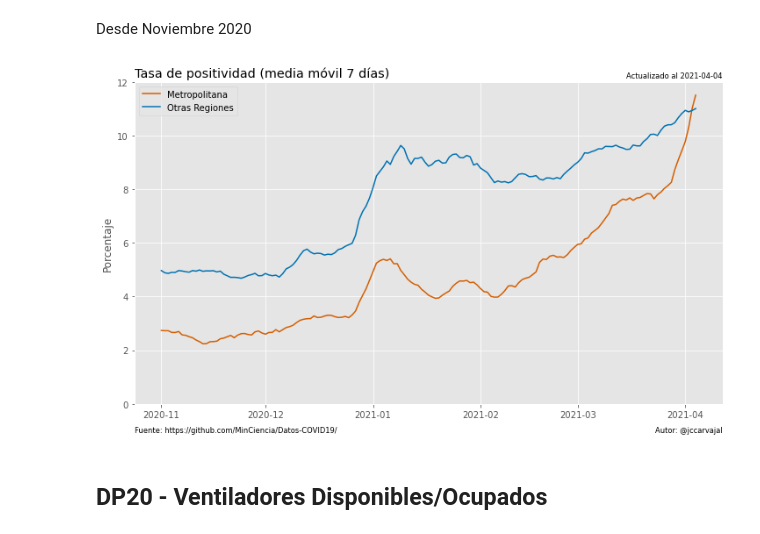
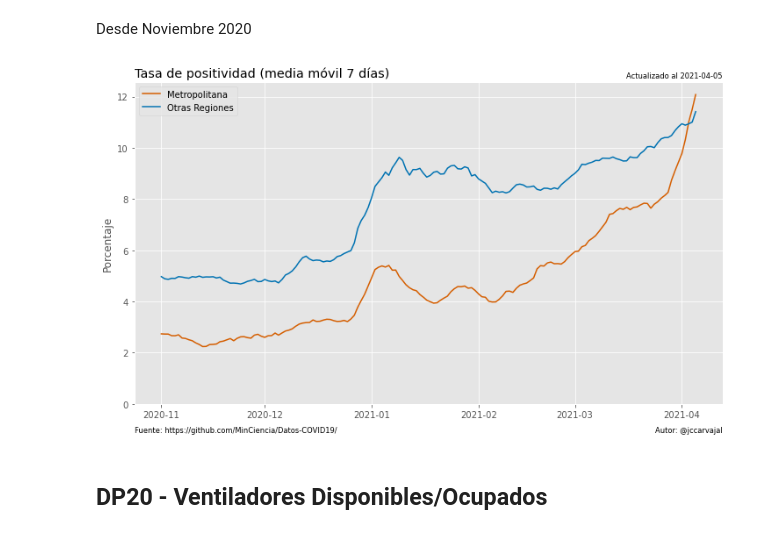
Before and after one commit to jccarvajal/covid19chile, a Jupyter notebook: Covid_19_Chile.ipynb, the cells around one changed output. Drawn from its saved outputs; the diff is of its cells as text; code cells hidden in the pictures.

```diff
--- a/Covid_19_Chile.ipynb
+++ b/Covid_19_Chile.ipynb
@@ -541,35 +541,35 @@ positividad_filtrada = positividad.loc[between_two_dates]
 # %%
 # Paso 3: Visualizar data
 plt.style.use('ggplot')
 plt.figure(figsize=(12,6.75))
 plt.plot(positividad_filtrada['Fecha'], positividad_filtrada['Metropolitana'],  color='#D55E00')
 plt.plot(positividad_filtrada['Fecha'], positividad_filtrada['Otras Regiones'], color='#0072B2')
 plt.ylim(ymin=0)
-plt.ylim(ymax=12)
+#plt.ylim(ymax=12)
 plt.grid(True)
 plt.legend(['Metropolitana', 'Otras Regiones'], loc='upper left')
 plt.title('Tasa de positividad (media móvil 7 días)', loc='left')
 plt.ylabel('Porcentaje')
 plt.annotate('Actualizado al ' + str(end_date),
              xy=(1,1), xytext=(0,12), xycoords='axes fraction',textcoords='offset points',
              fontsize='small', va='top', ha='right')
 plt.annotate('Fuente: https://github.com/MinCiencia/Datos-COVID19/',
              xy=(0,0), xytext=(0,-25), xycoords='axes fraction', textcoords='offset points',
              fontsize='small', va='top', ha='left')
 plt.annotate('Autor: @jccarvajal',
              xy=(1,0), xytext=(0,-25), xycoords='axes fraction', textcoords='offset points',
              fontsize='small', va='top', ha='right')
 
 # Guardar figura en directorio
 directory = 'Covid_19_Figures'
 filename = 'Tasa Positividad_Covid_19_Regiones_Acercamiento.png'
 if not os.path.exists(directory):
     os.makedirs(directory)
 savepath = os.path.join(directory, filename)
 plt.savefig(savepath, dpi=200)
 plt.show()
 # %% [output]
-[figure, old version]
+[figure, new version]
 # %% [markdown]
 ## DP20 - Ventiladores Disponibles/Ocupados
 # %%
```
Also changed, not shown: parts of 13 cells of this notebook.
